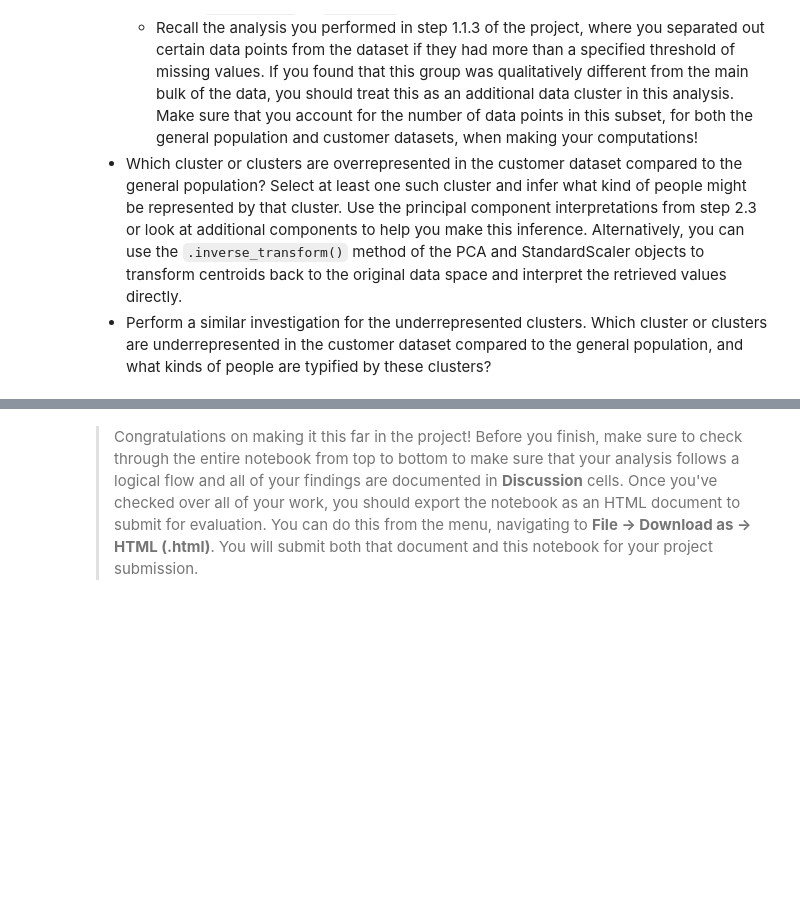
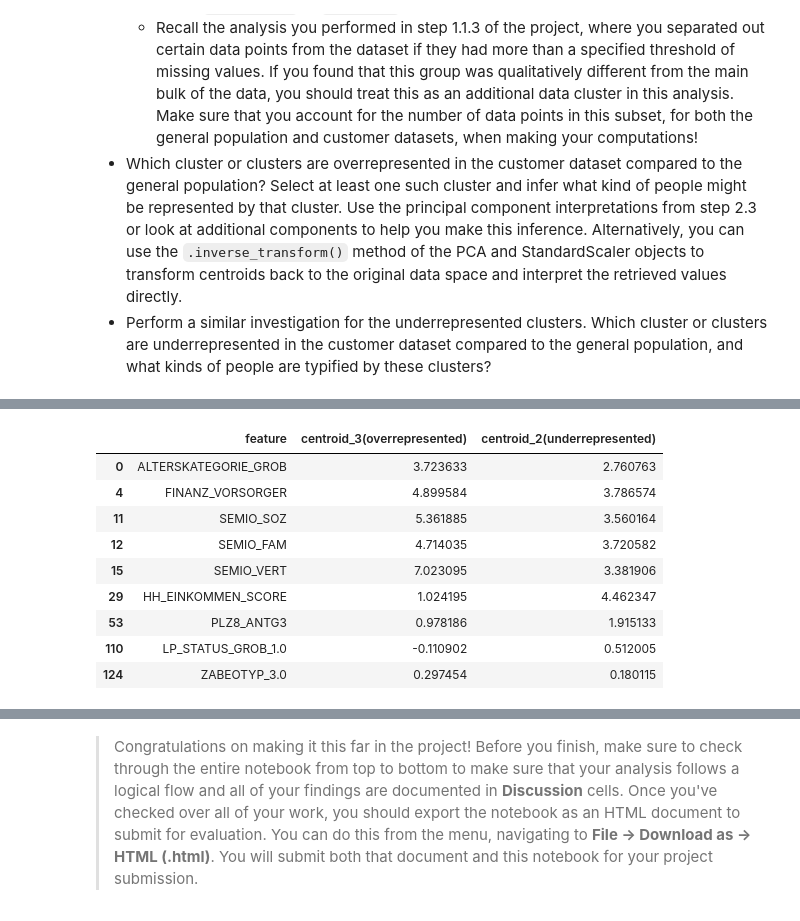
Before and after one commit to Ahmad-Almosallam/Identify-Customer-Segments, a Jupyter notebook: Identify_Customer_Segments.ipynb, the cells around one changed output, grey strips where cells are left out. Saved outputs shown, nothing was run; the diff lists cells and outputs as text; code cells hidden in the pictures; blank space fills up the shorter version.

```diff
--- a/Identify_Customer_Segments.ipynb
+++ b/Identify_Customer_Segments.ipynb
@@ -910,6 +985,15 @@ Take a look at the following points in this step:
+# %%
+positive_col = ["LP_STATUS_GROB_1.0","HH_EINKOMMEN_SCORE",
+               "PLZ8_ANTG3","ALTERSKATEGORIE_GROB","FINANZ_VORSORGER","ZABEOTYP_3.0",
+               "SEMIO_VERT","SEMIO_FAM","SEMIO_SOZ"]
+negative_col = ["FINANZ_MINIMALIST","MOBI_REGIO","KBA05_GBZ","ANREDE_KZ",
+               "DECADE","FINANZ_SPARER","FINANZ_UNAUFFAELLIGER",
+               "SEMIO_KAEM","SEMIO_DOM"]
 # %%
 # What kinds of people are part of a cluster that is overrepresented in the
 # customer data compared to the general population?
+centroid_3 = scaler.inverse_transform(pca_65.inverse_transform(kmeans.cluster_centers_[3]))
 # %%
 # What kinds of people are part of a cluster that is underrepresented in the
 # customer data compared to the general population?
+centroid_2 = scaler.inverse_transform(pca_65.inverse_transform(kmeans.cluster_centers_[2]))
@@ -919,0 +1000,16 @@ Take a look at the following points in this step:
+# %%
+centroids=pd.DataFrame({"feature":customers_clean.columns,"centroid_3(overrepresented)":centroid_3,
+                        "centroid_2(underrepresented)":centroid_2})
+# %%
+centroids[centroids["feature"].isin(positive_col)]
+# %% [output]
+|  | feature | centroid_3(overrepresented) | centroid_2(underrepresented) |
+| 0 | ALTERSKATEGORIE_GROB | 3.723633 | 2.760763 |
+| 4 | FINANZ_VORSORGER | 4.899584 | 3.786574 |
+| 11 | SEMIO_SOZ | 5.361885 | 3.560164 |
+| 12 | SEMIO_FAM | 4.714035 | 3.720582 |
+| 15 | SEMIO_VERT | 7.023095 | 3.381906 |
+| 29 | HH_EINKOMMEN_SCORE | 1.024195 | 4.462347 |
+| 53 | PLZ8_ANTG3 | 0.978186 | 1.915133 |
+| 110 | LP_STATUS_GROB_1.0 | -0.110902 | 0.512005 |
+| 124 | ZABEOTYP_3.0 | 0.297454 | 0.180115 |
```
Also changed, not shown: parts of 20 cells of this notebook, 1 other file.
